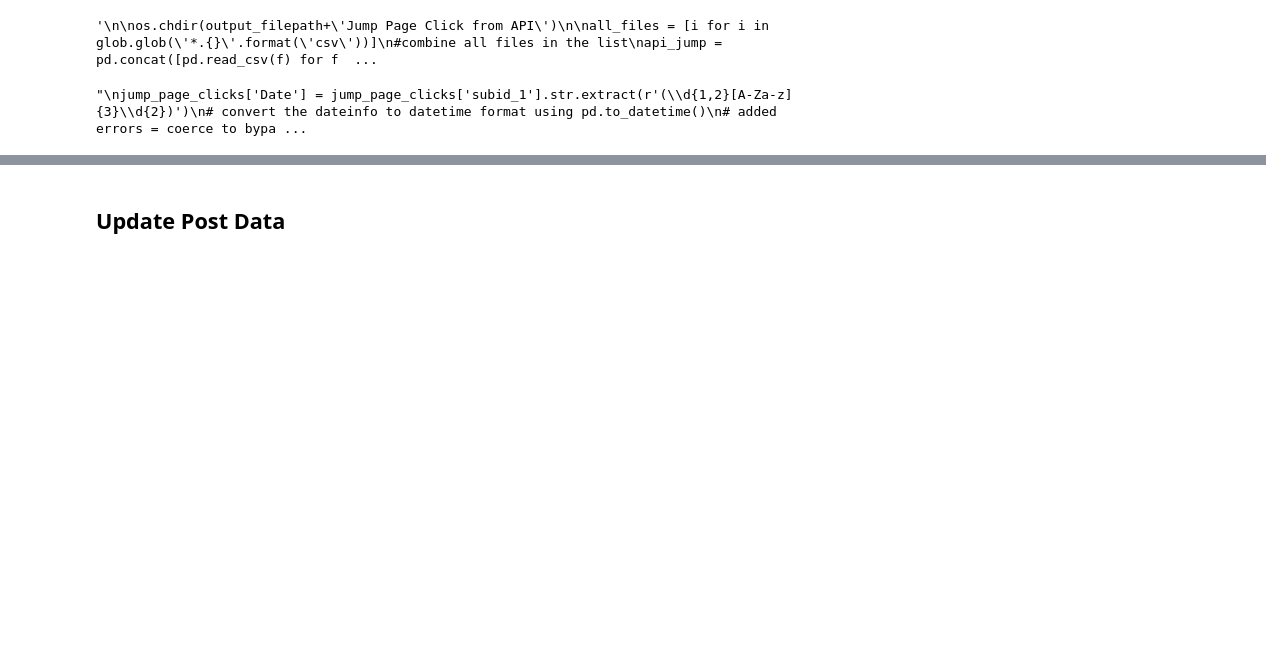
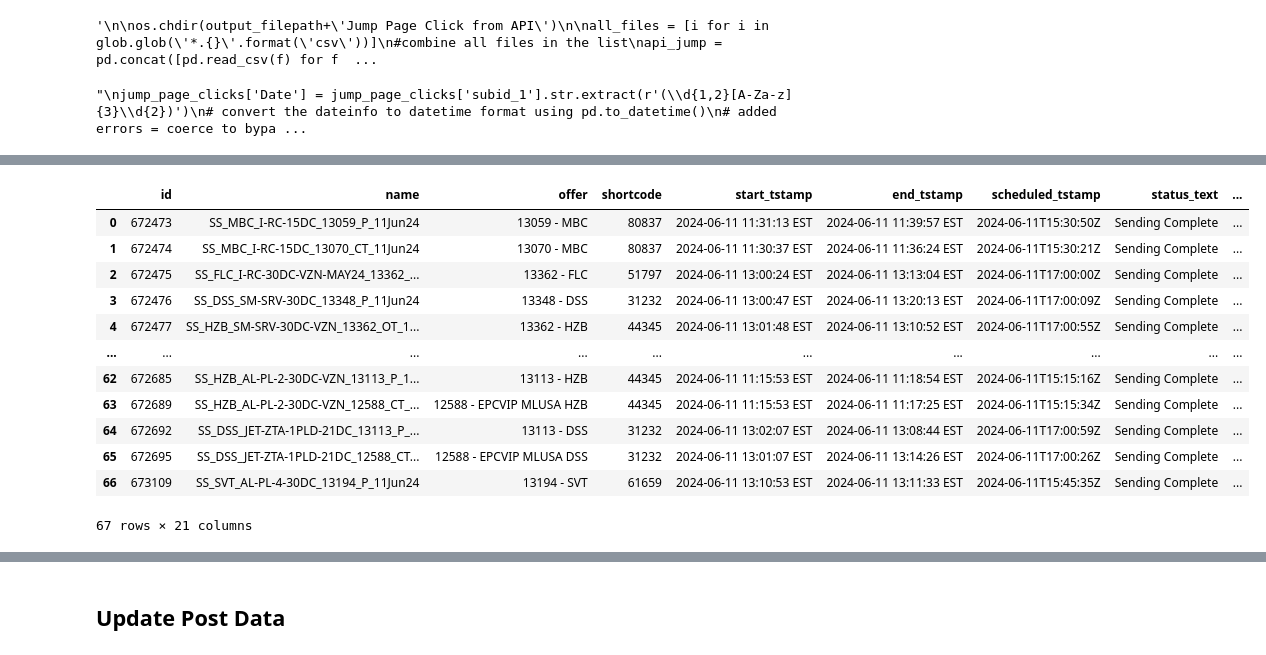
Before and after one commit to RXMG/SMS_Report, a Jupyter notebook: Daily_Reporting/Data_Cleaning.ipynb, the cells around one changed output, grey strips where cells are left out. Drawn from its saved outputs; the diff is of its cells as text; code cells hidden in the pictures; blank space fills up the shorter version.

```diff
--- a/Daily_Reporting/Data_Cleaning.ipynb
+++ b/Daily_Reporting/Data_Cleaning.ipynb
@@ -705,3 +834,19 @@ output_jobs.to_csv(output_filepath+'SMS_SC_SS_Jobs.csv', index = False)
+# %%
+updated_jobs
+# %% [output]
+|  | id | name | offer | shortcode | start_tstamp | end_tstamp | scheduled_tstamp | status_text | ... |
+| 0 | 672473 | SS_MBC_I-RC-15DC_13059_P_11Jun24 | 13059 - MBC | 80837 | 2024-06-11 11:31:13 EST | 2024-06-11 11:39:57 EST | 2024-06-11T15:30:50Z | Sending Complete | ... |
+| 1 | 672474 | SS_MBC_I-RC-15DC_13070_CT_11Jun24 | 13070 - MBC | 80837 | 2024-06-11 11:30:37 EST | 2024-06-11 11:36:24 EST | 2024-06-11T15:30:21Z | Sending Complete | ... |
+| 2 | 672475 | SS_FLC_I-RC-30DC-VZN-MAY24_13362_... | 13362 - FLC | 51797 | 2024-06-11 13:00:24 EST | 2024-06-11 13:13:04 EST | 2024-06-11T17:00:00Z | Sending Complete | ... |
+| 3 | 672476 | SS_DSS_SM-SRV-30DC_13348_P_11Jun24 | 13348 - DSS | 31232 | 2024-06-11 13:00:47 EST | 2024-06-11 13:20:13 EST | 2024-06-11T17:00:09Z | Sending Complete | ... |
+| 4 | 672477 | SS_HZB_SM-SRV-30DC-VZN_13362_OT_1... | 13362 - HZB | 44345 | 2024-06-11 13:01:48 EST | 2024-06-11 13:10:52 EST | 2024-06-11T17:00:55Z | Sending Complete | ... |
+| ... | ... | ... | ... | ... | ... | ... | ... | ... | ... |
+| 62 | 672685 | SS_HZB_AL-PL-2-30DC-VZN_13113_P_1... | 13113 - HZB | 44345 | 2024-06-11 11:15:53 EST | 2024-06-11 11:18:54 EST | 2024-06-11T15:15:16Z | Sending Complete | ... |
+| 63 | 672689 | SS_HZB_AL-PL-2-30DC-VZN_12588_CT_... | 12588 - EPCVIP MLUSA HZB | 44345 | 2024-06-11 11:15:53 EST | 2024-06-11 11:17:25 EST | 2024-06-11T15:15:34Z | Sending Complete | ... |
+| 64 | 672692 | SS_DSS_JET-ZTA-1PLD-21DC_13113_P_... | 13113 - DSS | 31232 | 2024-06-11 13:02:07 EST | 2024-06-11 13:08:44 EST | 2024-06-11T17:00:59Z | Sending Complete | ... |
+| 65 | 672695 | SS_DSS_JET-ZTA-1PLD-21DC_12588_CT... | 12588 - EPCVIP MLUSA DSS | 31232 | 2024-06-11 13:01:07 EST | 2024-06-11 13:14:26 EST | 2024-06-11T17:00:26Z | Sending Complete | ... |
+| 66 | 673109 | SS_SVT_AL-PL-4-30DC_13194_P_11Jun24 | 13194 - SVT | 61659 | 2024-06-11 13:10:53 EST | 2024-06-11 13:11:33 EST | 2024-06-11T15:45:35Z | Sending Complete | ... |
+67 rows × 21 columns
 # %%
 output_jobs['start_tstamp'].str[:10].unique()
 # %% [output]
```
Also changed, not shown: parts of 34 cells of this notebook.
